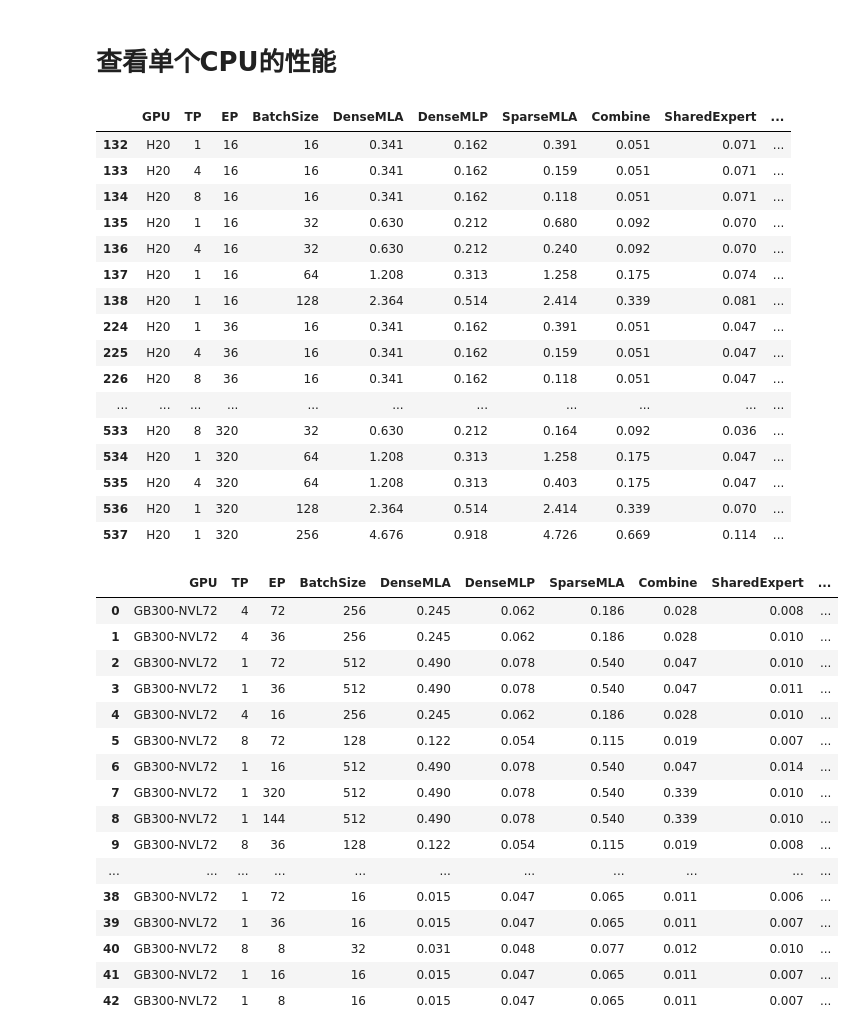
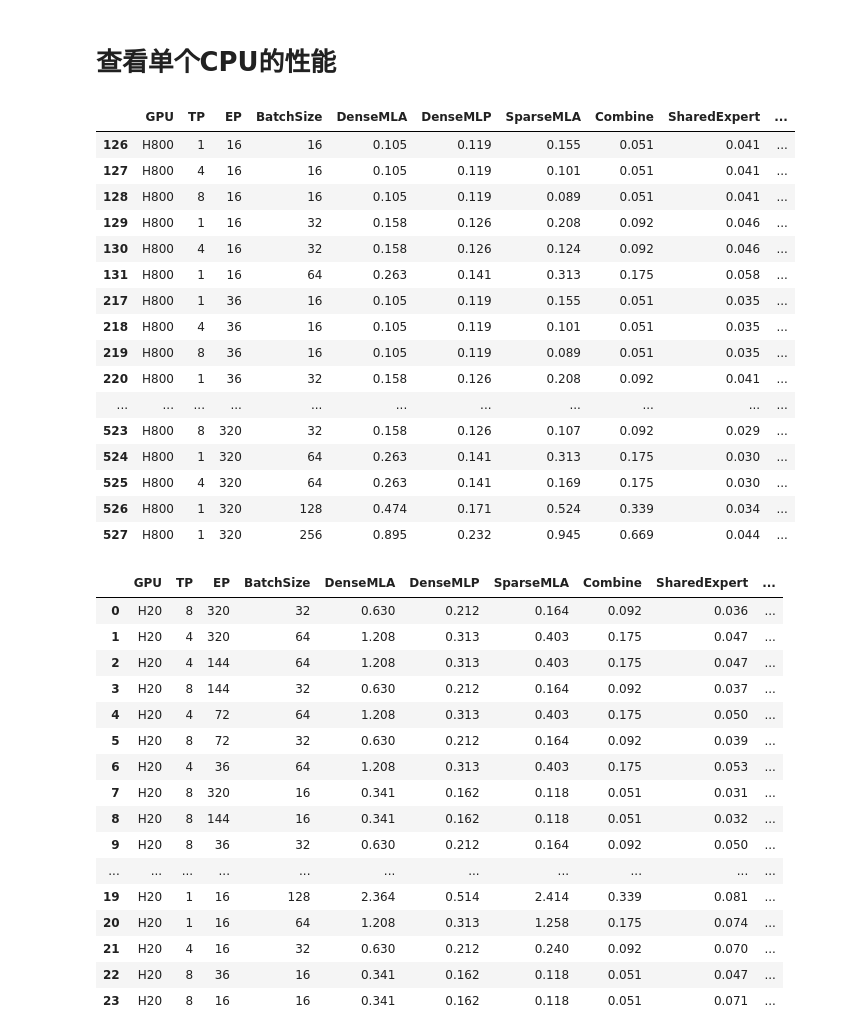
Before and after one commit to xizhizhang/shallowsim, a Jupyter notebook: decode.ipynb, the cells around one changed output. Cells and saved outputs as stored; diff of their text form; code cells hidden in the pictures.

```diff
--- a/decode.ipynb
+++ b/decode.ipynb
@@ -26,6 +26,10 @@ gpu_blackwell_decode = sb.get_gpu_info('./device/gpu_info.csv',
 | H800        |  132 |        20 |    989 |  1979 |     0 |    80 |     4000 |         200 |        50 |              8 |
 | H20         |   78 |        10 |    148 |   296 |     0 |    96 |     4000 |         450 |        50 |              8 |
 | H20-3E      |   78 |        10 |    148 |   296 |     0 |   141 |     4800 |         450 |        50 |              8 |
+# %%
+args.moe_inter_dim = 2048
+args.n_activated_experts = 32
+args.n_routed_experts = 1024
 # %%
 dfs = sb.decode_time_with_ep_list(args,gpu_blackwell_decode,c,print_console=False,fp8_combine=True)
 # %% [markdown]
@@ -54,46 +58,46 @@ dfs_o.style.bar(subset=['TPS','Total'],color='#6495ED').applymap(sb.color_positi
 # %% [markdown]
 # 查看单个CPU的性能
 # %%
-sb.df_filter(dfs,'H20',0).style.bar(subset=['TPS','Total'],color='#6495ED').applymap(sb.color_positive_red, subset=['Delta']).background_gradient(subset=['Comm_Impact'],cmap=sb.cm).format(precision=3)
+sb.df_filter(dfs,'H800',0).style.bar(subset=['TPS','Total'],color='#6495ED').applymap(sb.color_positive_red, subset=['Delta']).background_gradient(subset=['Comm_Impact'],cmap=sb.cm).format(precision=3)
 # %% [output]
 |  | GPU | TP | EP | BatchSize | DenseMLA | DenseMLP | SparseMLA | Combine | SharedExpert | ... |
-| 132 | H20 | 1 | 16 | 16 | 0.341 | 0.162 | 0.391 | 0.051 | 0.071 | ... |
-| 133 | H20 | 4 | 16 | 16 | 0.341 | 0.162 | 0.159 | 0.051 | 0.071 | ... |
-| 134 | H20 | 8 | 16 | 16 | 0.341 | 0.162 | 0.118 | 0.051 | 0.071 | ... |
-| 135 | H20 | 1 | 16 | 32 | 0.630 | 0.212 | 0.680 | 0.092 | 0.070 | ... |
-| 136 | H20 | 4 | 16 | 32 | 0.630 | 0.212 | 0.240 | 0.092 | 0.070 | ... |
-| 137 | H20 | 1 | 16 | 64 | 1.208 | 0.313 | 1.258 | 0.175 | 0.074 | ... |
-| 138 | H20 | 1 | 16 | 128 | 2.364 | 0.514 | 2.414 | 0.339 | 0.081 | ... |
-| 224 | H20 | 1 | 36 | 16 | 0.341 | 0.162 | 0.391 | 0.051 | 0.047 | ... |
-| 225 | H20 | 4 | 36 | 16 | 0.341 | 0.162 | 0.159 | 0.051 | 0.047 | ... |
-| 226 | H20 | 8 | 36 | 16 | 0.341 | 0.162 | 0.118 | 0.051 | 0.047 | ... |
+| 126 | H800 | 1 | 16 | 16 | 0.105 | 0.119 | 0.155 | 0.051 | 0.041 | ... |
+| 127 | H800 | 4 | 16 | 16 | 0.105 | 0.119 | 0.101 | 0.051 | 0.041 | ... |
+| 128 | H800 | 8 | 16 | 16 | 0.105 | 0.119 | 0.089 | 0.051 | 0.041 | ... |
+| 129 | H800 | 1 | 16 | 32 | 0.158 | 0.126 | 0.208 | 0.092 | 0.046 | ... |
+| 130 | H800 | 4 | 16 | 32 | 0.158 | 0.126 | 0.124 | 0.092 | 0.046 | ... |
+| 131 | H800 | 1 | 16 | 64 | 0.263 | 0.141 | 0.313 | 0.175 | 0.058 | ... |
+| 217 | H800 | 1 | 36 | 16 | 0.105 | 0.119 | 0.155 | 0.051 | 0.035 | ... |
+| 218 | H800 | 4 | 36 | 16 | 0.105 | 0.119 | 0.101 | 0.051 | 0.035 | ... |
+| 219 | H800 | 8 | 36 | 16 | 0.105 | 0.119 | 0.089 | 0.051 | 0.035 | ... |
+| 220 | H800 | 1 | 36 | 32 | 0.158 | 0.126 | 0.208 | 0.092 | 0.041 | ... |
 | ... | ... | ... | ... | ... | ... | ... | ... | ... | ... | ... |
-| 533 | H20 | 8 | 320 | 32 | 0.630 | 0.212 | 0.164 | 0.092 | 0.036 | ... |
-| 534 | H20 | 1 | 320 | 64 | 1.208 | 0.313 | 1.258 | 0.175 | 0.047 | ... |
-| 535 | H20 | 4 | 320 | 64 | 1.208 | 0.313 | 0.403 | 0.175 | 0.047 | ... |
-| 536 | H20 | 1 | 320 | 128 | 2.364 | 0.514 | 2.414 | 0.339 | 0.070 | ... |
-| 537 | H20 | 1 | 320 | 256 | 4.676 | 0.918 | 4.726 | 0.669 | 0.114 | ... |
+| 523 | H800 | 8 | 320 | 32 | 0.158 | 0.126 | 0.107 | 0.092 | 0.029 | ... |
+| 524 | H800 | 1 | 320 | 64 | 0.263 | 0.141 | 0.313 | 0.175 | 0.030 | ... |
+| 525 | H800 | 4 | 320 | 64 | 0.263 | 0.141 | 0.169 | 0.175 | 0.030 | ... |
+| 526 | H800 | 1 | 320 | 128 | 0.474 | 0.171 | 0.524 | 0.339 | 0.034 | ... |
+| 527 | H800 | 1 | 320 | 256 | 0.895 | 0.232 | 0.945 | 0.669 | 0.044 | ... |
 # %%
-gpu = 'GB300-NVL72'
-tps_limit = 20
+gpu = 'H20'
+tps_limit = 1
 
 tdf = sb.df_filter(dfs,gpu,tps_limit=tps_limit)
 sb.df_sort(tdf,value='Total',ascending=False).style.bar(subset=['TPS','Total'],color='#6495ED').applymap(sb.color_positive_red, subset=['Delta']).background_gradient(subset=['Comm_Impact'],cmap=sb.cm).format(precision=3)
 # %% [output]
 |  | GPU | TP | EP | BatchSize | DenseMLA | DenseMLP | SparseMLA | Combine | SharedExpert | ... |
-| 0 | GB300-NVL72 | 4 | 72 | 256 | 0.245 | 0.062 | 0.186 | 0.028 | 0.008 | ... |
-| 1 | GB300-NVL72 | 4 | 36 | 256 | 0.245 | 0.062 | 0.186 | 0.028 | 0.010 | ... |
-| 2 | GB300-NVL72 | 1 | 72 | 512 | 0.490 | 0.078 | 0.540 | 0.047 | 0.010 | ... |
-| 3 | GB300-NVL72 | 1 | 36 | 512 | 0.490 | 0.078 | 0.540 | 0.047 | 0.011 | ... |
-| 4 | GB300-NVL72 | 4 | 16 | 256 | 0.245 | 0.062 | 0.186 | 0.028 | 0.010 | ... |
-| 5 | GB300-NVL72 | 8 | 72 | 128 | 0.122 | 0.054 | 0.115 | 0.019 | 0.007 | ... |
-| 6 | GB300-NVL72 | 1 | 16 | 512 | 0.490 | 0.078 | 0.540 | 0.047 | 0.014 | ... |
-| 7 | GB300-NVL72 | 1 | 320 | 512 | 0.490 | 0.078 | 0.540 | 0.339 | 0.010 | ... |
-| 8 | GB300-NVL72 | 1 | 144 | 512 | 0.490 | 0.078 | 0.540 | 0.339 | 0.010 | ... |
-| 9 | GB300-NVL72 | 8 | 36 | 128 | 0.122 | 0.054 | 0.115 | 0.019 | 0.008 | ... |
+| 0 | H20 | 8 | 320 | 32 | 0.630 | 0.212 | 0.164 | 0.092 | 0.036 | ... |
+| 1 | H20 | 4 | 320 | 64 | 1.208 | 0.313 | 0.403 | 0.175 | 0.047 | ... |
+| 2 | H20 | 4 | 144 | 64 | 1.208 | 0.313 | 0.403 | 0.175 | 0.047 | ... |
+| 3 | H20 | 8 | 144 | 32 | 0.630 | 0.212 | 0.164 | 0.092 | 0.037 | ... |
+| 4 | H20 | 4 | 72 | 64 | 1.208 | 0.313 | 0.403 | 0.175 | 0.050 | ... |
+| 5 | H20 | 8 | 72 | 32 | 0.630 | 0.212 | 0.164 | 0.092 | 0.039 | ... |
+| 6 | H20 | 4 | 36 | 64 | 1.208 | 0.313 | 0.403 | 0.175 | 0.053 | ... |
+| 7 | H20 | 8 | 320 | 16 | 0.341 | 0.162 | 0.118 | 0.051 | 0.031 | ... |
+| 8 | H20 | 8 | 144 | 16 | 0.341 | 0.162 | 0.118 | 0.051 | 0.032 | ... |
+| 9 | H20 | 8 | 36 | 32 | 0.630 | 0.212 | 0.164 | 0.092 | 0.050 | ... |
 | ... | ... | ... | ... | ... | ... | ... | ... | ... | ... | ... |
-| 38 | GB300-NVL72 | 1 | 72 | 16 | 0.015 | 0.047 | 0.065 | 0.011 | 0.006 | ... |
-| 39 | GB300-NVL72 | 1 | 36 | 16 | 0.015 | 0.047 | 0.065 | 0.011 | 0.007 | ... |
-| 40 | GB300-NVL72 | 8 | 8 | 32 | 0.031 | 0.048 | 0.077 | 0.012 | 0.010 | ... |
-| 41 | GB300-NVL72 | 1 | 16 | 16 | 0.015 | 0.047 | 0.065 | 0.011 | 0.007 | ... |
-| 42 | GB300-NVL72 | 1 | 8 | 16 | 0.015 | 0.047 | 0.065 | 0.011 | 0.007 | ... |
+| 19 | H20 | 1 | 16 | 128 | 2.364 | 0.514 | 2.414 | 0.339 | 0.081 | ... |
+| 20 | H20 | 1 | 16 | 64 | 1.208 | 0.313 | 1.258 | 0.175 | 0.074 | ... |
+| 21 | H20 | 4 | 16 | 32 | 0.630 | 0.212 | 0.240 | 0.092 | 0.070 | ... |
+| 22 | H20 | 8 | 36 | 16 | 0.341 | 0.162 | 0.118 | 0.051 | 0.047 | ... |
+| 23 | H20 | 8 | 16 | 16 | 0.341 | 0.162 | 0.118 | 0.051 | 0.071 | ... |
```
Also changed, not shown: parts of 2 cells of this notebook, 5 other files.
